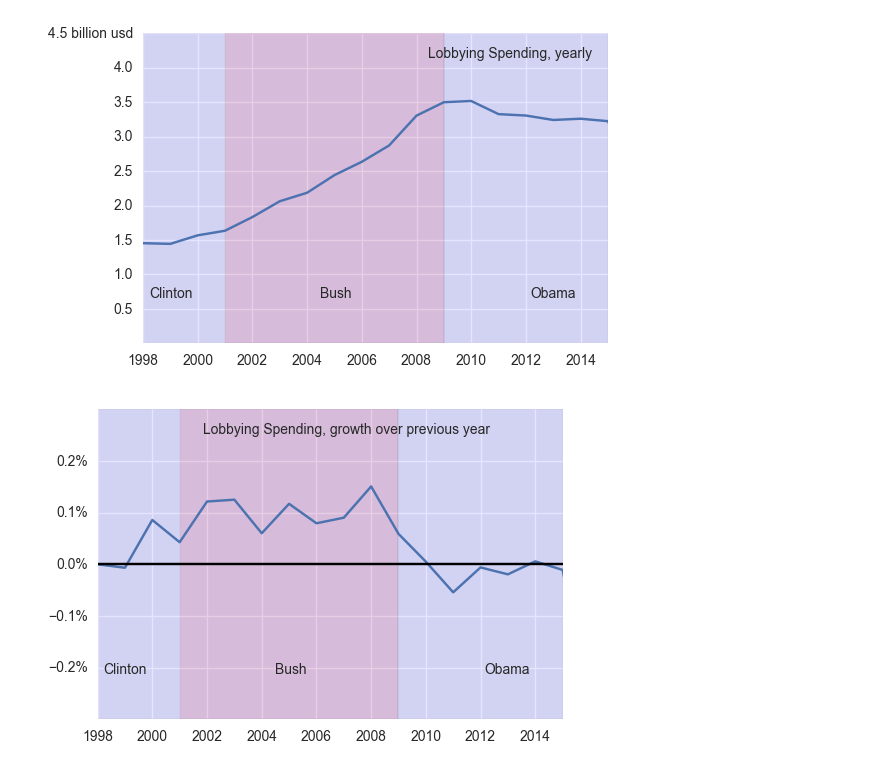
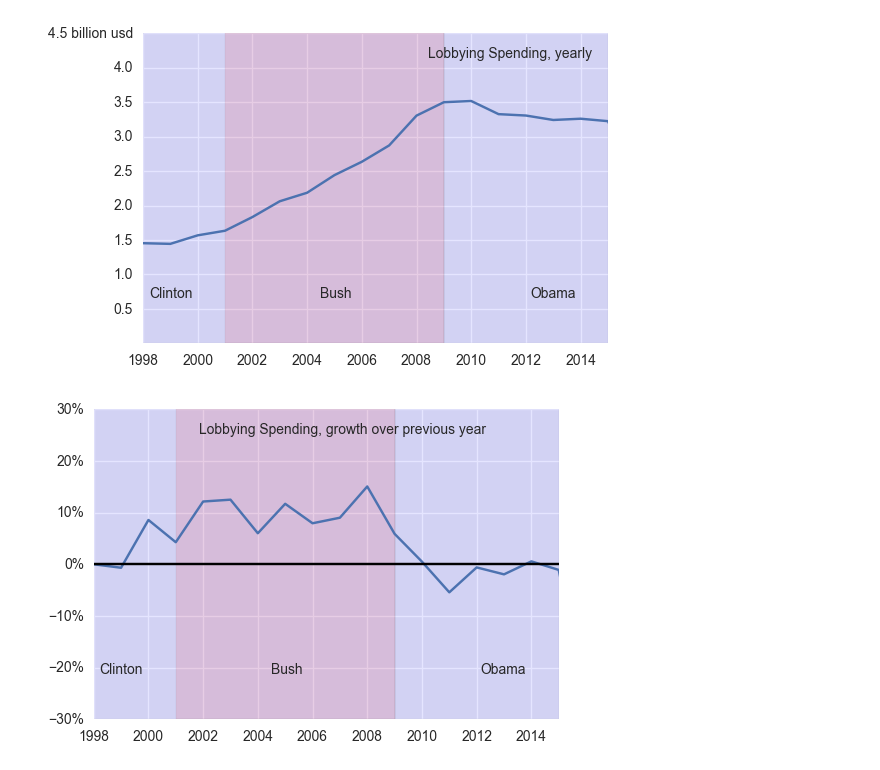
Before and after one commit to alexshepard/notebooks, a Jupyter notebook: Lobbying Spending.ipynb, the cells around one changed output. Drawn from its saved outputs; the diff is of its cells as text; code cells hidden in the pictures.

Commit message:
fix for lobbying spending percentages

```diff
--- a/Lobbying Spending.ipynb
+++ b/Lobbying Spending.ipynb
@@ -20,7 +20,7 @@ soup = BeautifulSoup(r.text, 'html.parser')
 lobbyingSummaryTable = soup.find("table", { "class": "lobSumTableIn"})
 # %%
 year_tds = lobbyingSummaryTable.findAll("td", {"align": "center"})
-years = [td.string for td in tds]
+years = [td.string for td in year_tds]
 # %%
 amount_imgs = lobbyingSummaryTable.findAll("img")
 amounts_str = [amount_img['alt'] for amount_img in amount_imgs]
@@ -67,25 +67,25 @@ lobbyingSummary = lobbyingSummary.fillna(0)
 # %%
 fig, ax = plt.subplots()
 plt.xlim(1998, 2015)
-plt.ylim(-.3, .3)
+plt.ylim(-30, 30)
 
 #ax.ticklabel_format(useOffset=False)
 plt.axvspan(1998, 2009, facecolor="b", alpha=0.1) # bill
 plt.axvspan(2001, 2009, facecolor="r", alpha=0.1) # w
 plt.axvspan(2009, 2015, facecolor="b", alpha=0.1) # obama
-plt.plot(lobbyingSummary.index.values, lobbyingSummary['Change'])
+plt.plot(lobbyingSummary.index.values, [x * 100 for x in lobbyingSummary['Change']])
 plt.figtext(0.135, 0.24, 'Clinton')
 plt.figtext(0.42, 0.24, 'Bush')
 plt.figtext(0.77, 0.24, 'Obama')
 plt.figtext(0.3, 0.84, "Lobbying Spending, growth over previous year")
 
 fig.canvas.draw()
 labels = [item.get_text() + "%" for item in ax.get_yticklabels()]
 ax.set_yticklabels(labels)
 
 # draw diagonal line from (70, 90) to (90, 200)
-matplotlib.pyplot.axhline(color="k")
+plt.axhline(color="k")
 
 plt.show()
 # %% [output]
-[figure, old version]
+[figure, new version]
```
